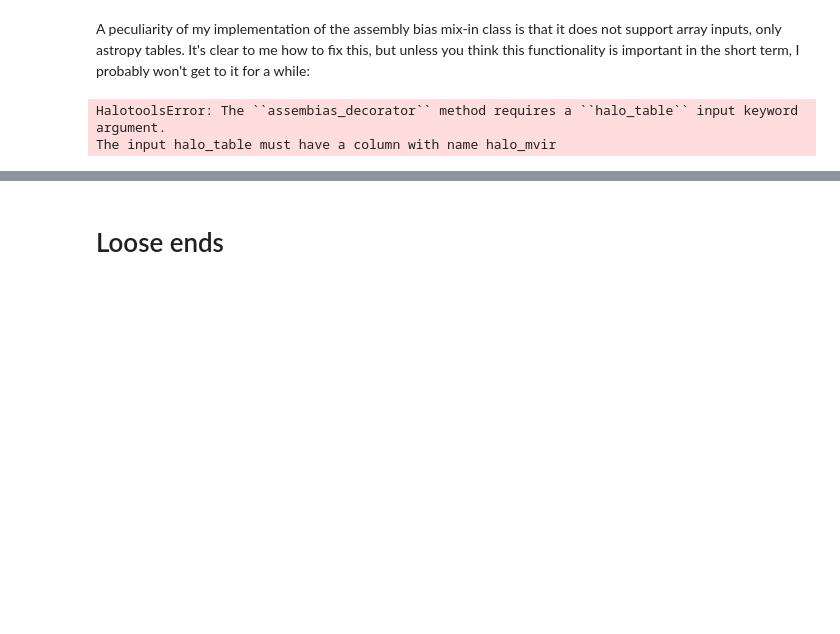
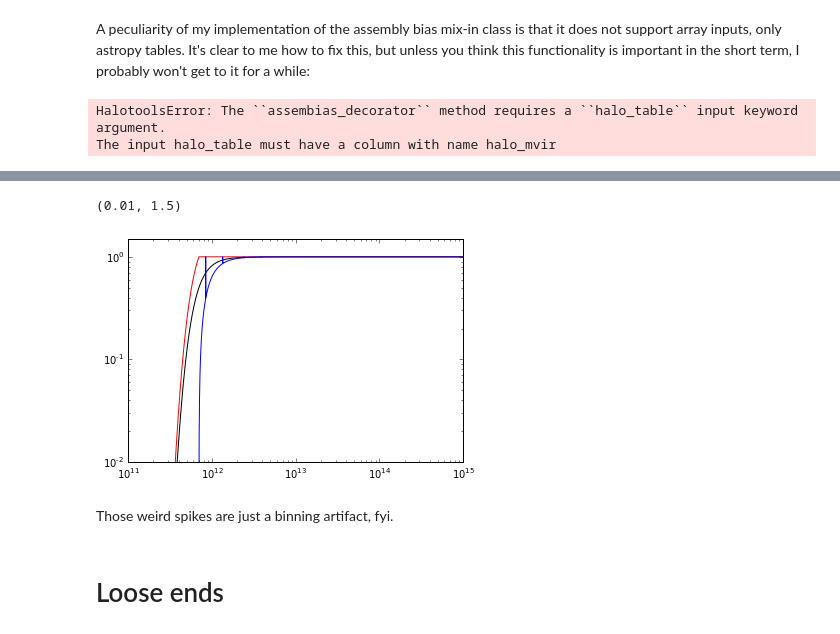
Before and after one commit to parejkoj/halotools, a Jupyter notebook: hearin15_demo.ipynb, the cells around one changed output, grey strips where cells are left out. Cells and saved outputs as stored; diff of their text form; code cells hidden in the pictures; blank space fills up the shorter version.

```diff
--- a/hearin15_demo.ipynb
+++ b/hearin15_demo.ipynb
@@ -290,7 +290,7 @@ plt.legend(frameon = False)
 aph = Hearin15()
 alexie = Leauthaud11()
 # %%
-npts = 100
+npts = 1e5
 mass = np.logspace(11, 15, npts)
 ncen = alexie.mean_occupation_centrals(prim_haloprop = mass)
 # %%
@@ -309,0 +312,8 @@ The input halo_table must have a column with name halo_mvir
+# %%
+from astropy.table import Table
+
+sec_haloprop = np.zeros(len(mass))
+sec_haloprop[::2] = 1. # In numpy lingo this is called `striding`; it's extremely fast even for huge arrays.
+t = Table({'halo_mvir': mass, 'halo_nfw_conc': sec_haloprop})
+# %%
+ncen2 = aph.mean_occupation_centrals(halo_table = t)
@@ -310,3 +328,18 @@ The input halo_table must have a column with name halo_mvir
+# %%
+old_mask = t['halo_nfw_conc'] > 0.5
+young_mask = np.invert(old_mask)
+# %%
+plt.plot(mass, ncen, color='k')
+
+plt.plot(mass[old_mask], ncen2[old_mask], color='r')
+plt.plot(mass[young_mask], ncen2[young_mask], color='blue')
+plt.loglog()
+plt.ylim(ymin = 1e-2, ymax=1.5)
+# %% [output]
+(0.01, 1.5)
+[figure, added]
+# %% [markdown]
+Those weird spikes are just a binning artifact, fyi.
 # %% [markdown]
 # Loose ends
 # %% [markdown]
```
Also changed, not shown: parts of 11 cells of this notebook.
